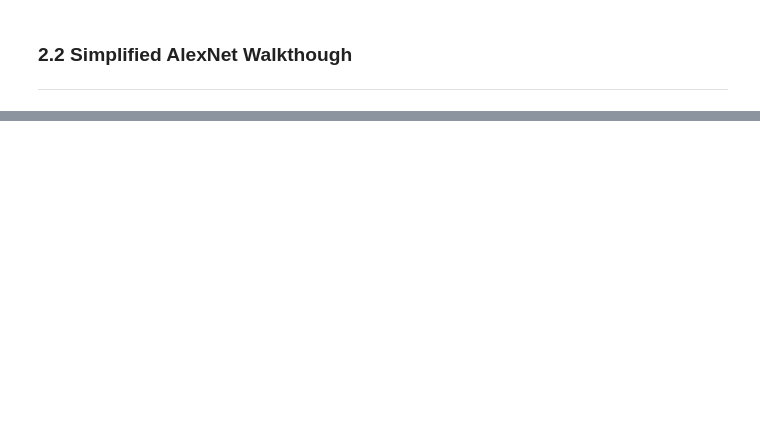
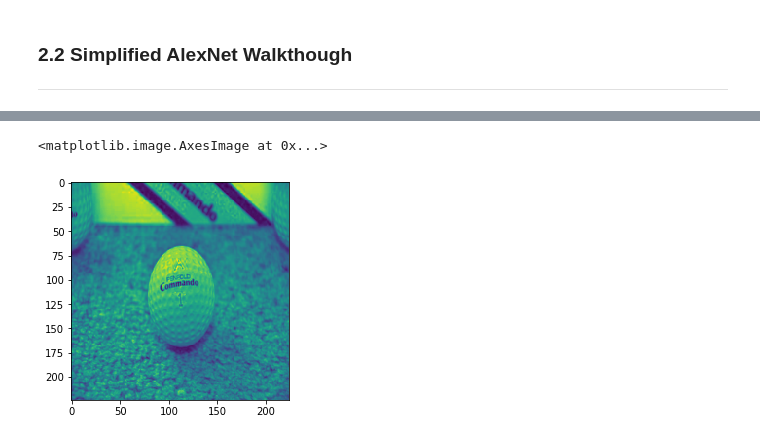
Before and after one commit to unccv/deep_learning_for_computer_vision, a Jupyter notebook: notebooks/image_classification_part_2.ipynb, the cells around one changed output, grey strips where cells are left out. Saved outputs shown, nothing was run; the diff lists cells and outputs as text; code cells hidden in the pictures; blank space fills up the shorter version.

```diff
--- a/notebooks/image_classification_part_2.ipynb
+++ b/notebooks/image_classification_part_2.ipynb
@@ -357,0 +447,5 @@ YouTubeVideo('WO_mP-HPH4M', width = 1280, height=720)
+# %%
+imshow(im_tensor.numpy()[0, :, :])
+# %% [output]
+<matplotlib.image.AxesImage at 0x...>
+[figure, added]
```
Also changed, not shown: parts of 35 cells of this notebook, 3 other files.
